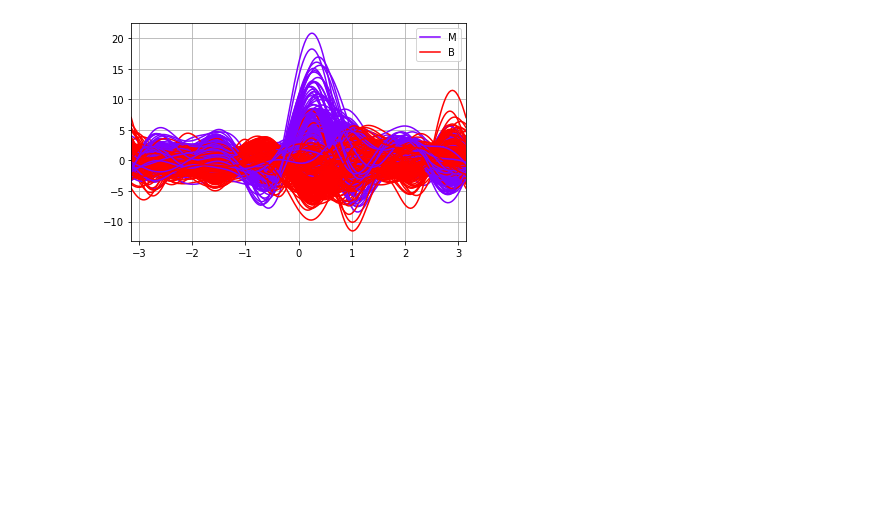
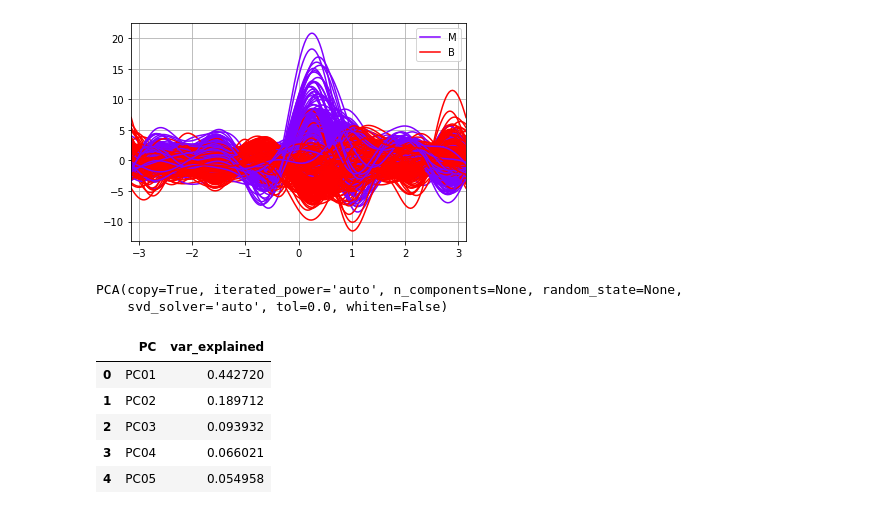
Before and after one commit to MartinSantaGitHub/curso-estadistica-multivariante, a Jupyter notebook: Seccion 1 Introducción al espacio multivariante/Códigos/Python/1.E Cancer_dataset_Example.ipynb, the cells around one changed output. Saved outputs shown, nothing was run; the diff lists cells and outputs as text; code cells hidden in the pictures; blank space fills up the shorter version.

```diff
--- a/Seccion 1 Introducción al espacio multivariante/Códigos/Python/1.E Cancer_dataset_Example.ipynb
+++ b/Seccion 1 Introducción al espacio multivariante/Códigos/Python/1.E Cancer_dataset_Example.ipynb
@@ -320,3 +321,20 @@ andrews_curves(todo_clean_mean, "diagnosis",colormap='rainbow')
 plt.show()
 # %% [output]
 [figure]
+# %%
+pca = PCA()
+pca.fit(scaled_features)
+# %% [output]
+PCA(copy=True, iterated_power='auto', n_components=None, random_state=None,
+    svd_solver='auto', tol=0.0, whiten=False)
+# %%
+var_explained_df = pd.DataFrame({"PC": ["PC0" + str(i) if len(str(i)) == 1 else "PC" + str(i) for i in range(1,31)],
+                                 "var_explained": pca.explained_variance_ratio_})
+var_explained_df.head()
+# %% [output]
+|  | PC | var_explained |
+| 0 | PC01 | 0.442720 |
+| 1 | PC02 | 0.189712 |
+| 2 | PC03 | 0.093932 |
+| 3 | PC04 | 0.066021 |
+| 4 | PC05 | 0.054958 |
```
Also changed, not shown: parts of 11 cells of this notebook.
